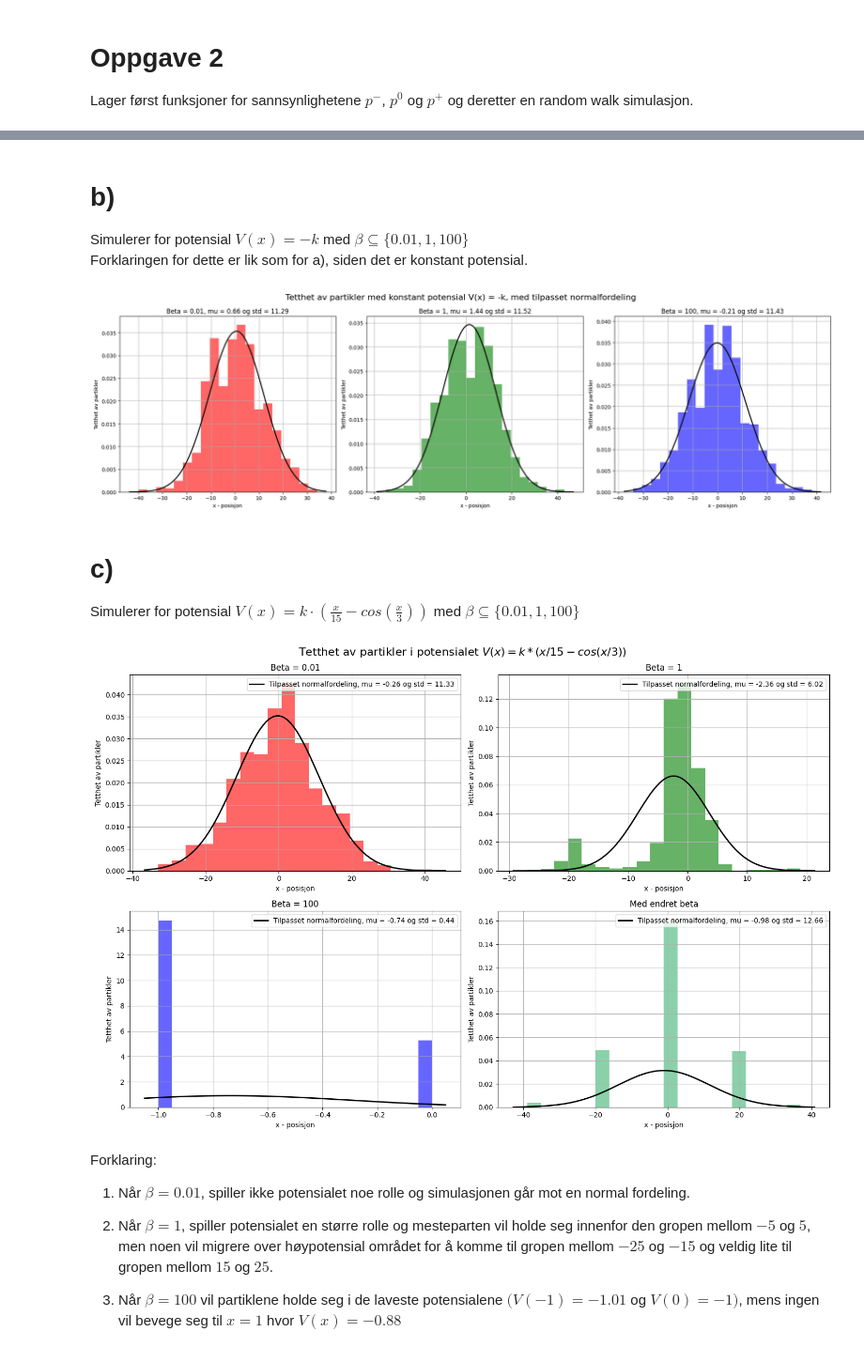
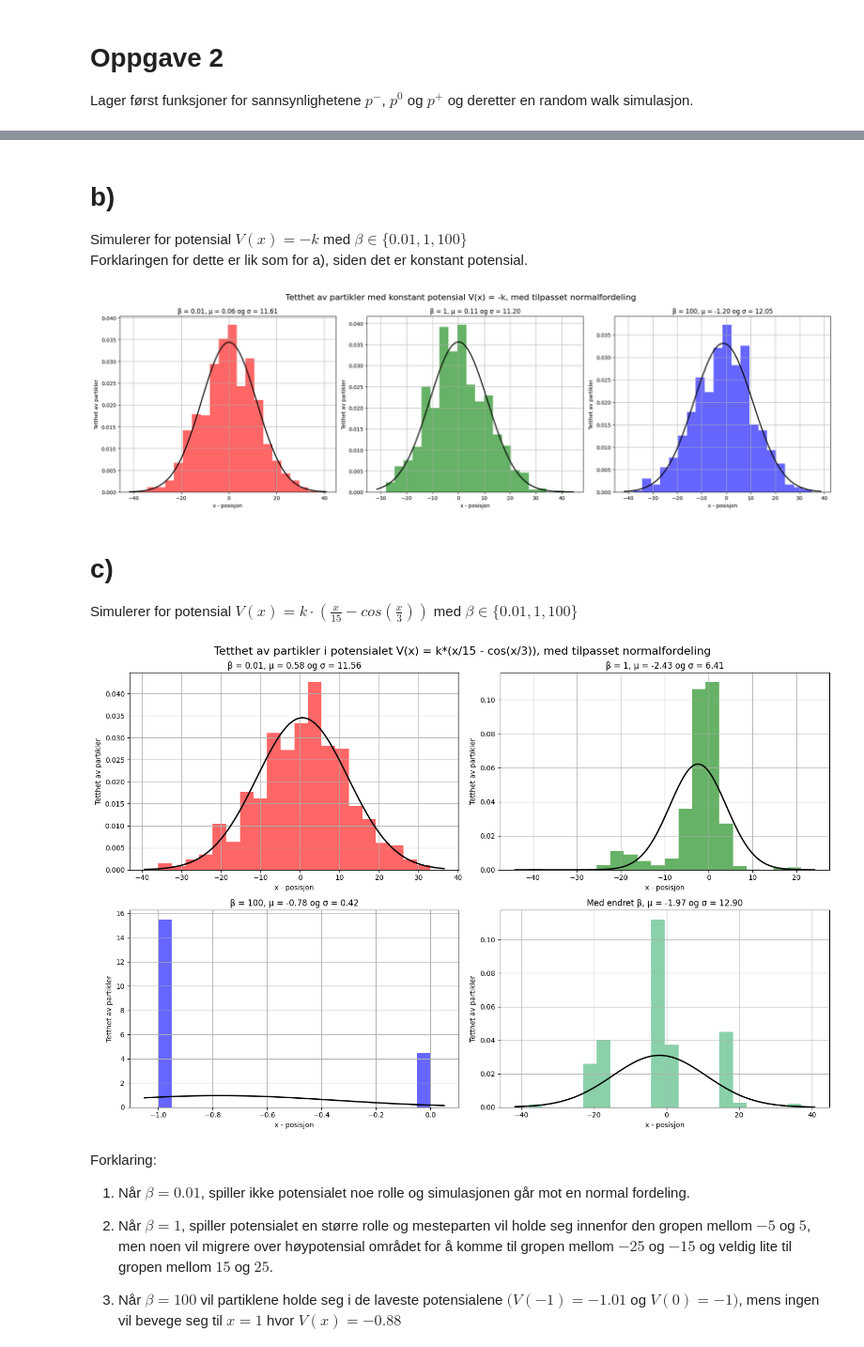
Before and after one commit to marieke-vaske/VitBer-BioFys, a Jupyter notebook: Prosjekt - main.ipynb, the cells around one changed output, grey strips where cells are left out. Shown at 94% size. Drawn from its saved outputs; the diff is of its cells as text; code cells hidden in the pictures.

Commit message:
Lagt til greske bokstaver og endret litt på kode,
La inn parametere for sannsynlighets funksjonene og i sim().

```diff
--- a/Prosjekt - main.ipynb
+++ b/Prosjekt - main.ipynb
@@ -108,13 +103,13 @@ Simulerer for potensial $V(x) = k$ med $\beta \subseteq \{0.01, 1, 100\}$
 For konstant potensial er sannsynligheten for å gå til høyre, stå stille og gå til venstre lik og derfor er partiklene jevnt fordelt i rommet. Dette er illustrert i histogrammene under.
 # %%
 #Definerer konstant positivt potensial
-def V(x):
+def V_a(x):
     return k
 
 #itererer gjennom beta verdier og plotter histogram og tilpasset normalfordeling
 fig, axs = plt.subplots(1, 3, figsize=(20, 6))
 for i, beta, color in zip(range(3), [0.01, 1, 100], ['r', 'g', 'b']):
-    particles1 = sim()
+    particles1 = sim(V_a, beta)
     mu, std = scipy.stats.norm.fit(particles1)
     axs[i].hist(particles1, bins=bin_size, density=True, alpha=0.6, color=color)
 
@@ -124,7 +119,7 @@ for i, beta, color in zip(range(3), [0.01, 1, 100], ['r', 'g', 'b']):
     axs[i].plot(x, p, 'k', linewidth=2)
     axs[i].set_xlabel("x - posisjon")
     axs[i].set_ylabel("Tetthet av partikler")
-    axs[i].set_title(f"Beta = {beta}, mu = {mu:.2f} og std = {std:.2f}")
+    axs[i].set_title(f"β = {beta}, μ = {mu:.2f} og σ = {std:.2f}")
     axs[i].grid()
 
 
@@ -136,15 +131,15 @@ plt.show()
 # %% [markdown]
 # b)
-Simulerer for potensial $V(x) = -k$ med $\beta \subseteq \{0.01, 1, 100\}$
+Simulerer for potensial $V(x) = -k$ med $\beta \in \{0.01, 1, 100\}$
 Forklaringen for dette er lik som for a), siden det er konstant potensial.
 # %%
-def V(x):
+def V_b(x):
     return -k
 
 #itererer gjennom beta verdier og plotter histogram og tilpasset normalfordeling
 fig, axs = plt.subplots(1, 3, figsize=(20, 6))
 for i, beta, color in zip(range(3), [0.01, 1, 100], ['r', 'g', 'b']):
-    particles2 = sim()
+    particles2 = sim(V_b, beta)
     mu, std = scipy.stats.norm.fit(particles2)
     axs[i].hist(particles2, bins=bin_size, density=True, alpha=0.6, color=color)
 
@@ -154,7 +149,7 @@ for i, beta, color in zip(range(3), [0.01, 1, 100], ['r', 'g', 'b']):
     axs[i].plot(x, p, 'k', linewidth=2)
     axs[i].set_xlabel("x - posisjon")
     axs[i].set_ylabel("Tetthet av partikler")
-    axs[i].set_title(f"Beta = {beta}, mu = {mu:.2f} og std = {std:.2f}")
+    axs[i].set_title(f"β = {beta}, μ = {mu:.2f} og σ = {std:.2f}")
     axs[i].grid()
 
 
@@ -162,62 +157,60 @@ fig.suptitle("Tetthet av partikler med konstant potensial V(x) = -k, med tilpass
 plt.tight_layout()
 plt.show()
 # %% [output]
-[figure, old version]
+[figure, new version]
 # %% [markdown]
 # c)
-Simulerer for potensial $V(x) = k\cdot (\frac{x}{15} - cos(\frac{x}{3}))$ med $\beta \subseteq \{0.01, 1, 100\}$
+Simulerer for potensial $V(x) = k\cdot (\frac{x}{15} - cos(\frac{x}{3}))$ med $\beta \in \{0.01, 1, 100\}$
 # %%
-def V(x):
+def V_c(x):
     return k*(x/15 - np.cos(x/3))
 
 
 
 fig, ax = plt.subplots(2, 2, figsize=(15, 10))
 for i, (beta, color) in enumerate(zip([0.01, 1, 100], ['r', 'g', 'b'])):
-    particles3 = sim()
+    particles3 = sim(V_c, beta)
     mu, std = scipy.stats.norm.fit(particles3)
     row, col = divmod(i, 2)
     ax[row, col].hist(particles3, bins=bin_size, density=True, alpha=0.6, color=color)
 
     xmin, xmax = ax[row, col].get_xlim()
     x = np.linspace(xmin, xmax, 100)
     p = scipy.stats.norm.pdf(x, mu, std)
-    ax[row, col].plot(x, p, 'k', linewidth=2, label=f"Tilpasset normalfordeling, mu = {mu:.2f} og std = {std:.2f}")
+    ax[row, col].plot(x, p, 'k', linewidth=2)
     ax[row, col].set_xlabel("x - posisjon")
     ax[row, col].set_ylabel("Tetthet av partikler")
-    ax[row, col].set_title(f"Beta = {beta}")
+    ax[row, col].set_title(f"β = {beta}, μ = {mu:.2f} og σ = {std:.2f}")
     ax[row, col].grid()
-    ax[row, col].legend()
 
 # Ekstraoppgave
 arr = np.zeros(n)
 beta = 0.01
 for i in range(0, 2 * t, delta_t):  # Dobbel tidssteg lengde
     if i > t:  # Endrer beta verdi etter halve tidssteg
         beta = 100
     for j in range(n):
         a = random.uniform(0, 1)
-        if a < p_minus(arr[j]):
+        if a < p_minus(arr[j], V_c, beta):
             arr[j] -= h
-        elif (1 - p_plus(arr[j])) < a:
+        elif (1 - p_plus(arr[j], V_c, beta)) < a:
             arr[j] += h
 ax[1, 1].hist(arr, bins=bin_size, density=True, alpha=0.6, color='mediumseagreen')  # Tilpasser normalfordeling
 mu, std = scipy.stats.norm.fit(arr)
 xmin, xmax = ax[1, 1].get_xlim()
 x = np.linspace(xmin, xmax, 100)
 p = scipy.stats.norm.pdf(x, mu, std)
-ax[1, 1].plot(x, p, 'k', linewidth=2, label=f"Tilpasset normalfordeling, mu = {mu:.2f} og std = {std:.2f}")
+ax[1, 1].plot(x, p, 'k', linewidth=2)
 ax[1, 1].set_xlabel("x - posisjon")
 ax[1, 1].set_ylabel("Tetthet av partikler")
-ax[1, 1].set_title("Med endret beta")
+ax[1, 1].set_title(f"Med endret β, μ = {mu:.2f} og σ = {std:.2f}")
 ax[1, 1].grid()
-ax[1, 1].legend()
 
-fig.suptitle("Tetthet av partikler i potensialet $V(x) = k*(x/15 - cos(x/3))$", fontsize=16)
+fig.suptitle("Tetthet av partikler i potensialet V(x) = k*(x/15 - cos(x/3)), med tilpasset normalfordeling", fontsize=16)
 plt.tight_layout()
 plt.show()
 # %% [output]
-[figure, old version]
+[figure, new version]
 # %% [markdown]
 Forklaring:
 1) Når $\beta = 0.01$, spiller ikke potensialet noe rolle og simulasjonen går mot en normal fordeling.
```
Also changed, not shown: parts of 5 cells of this notebook, 1 other file.
